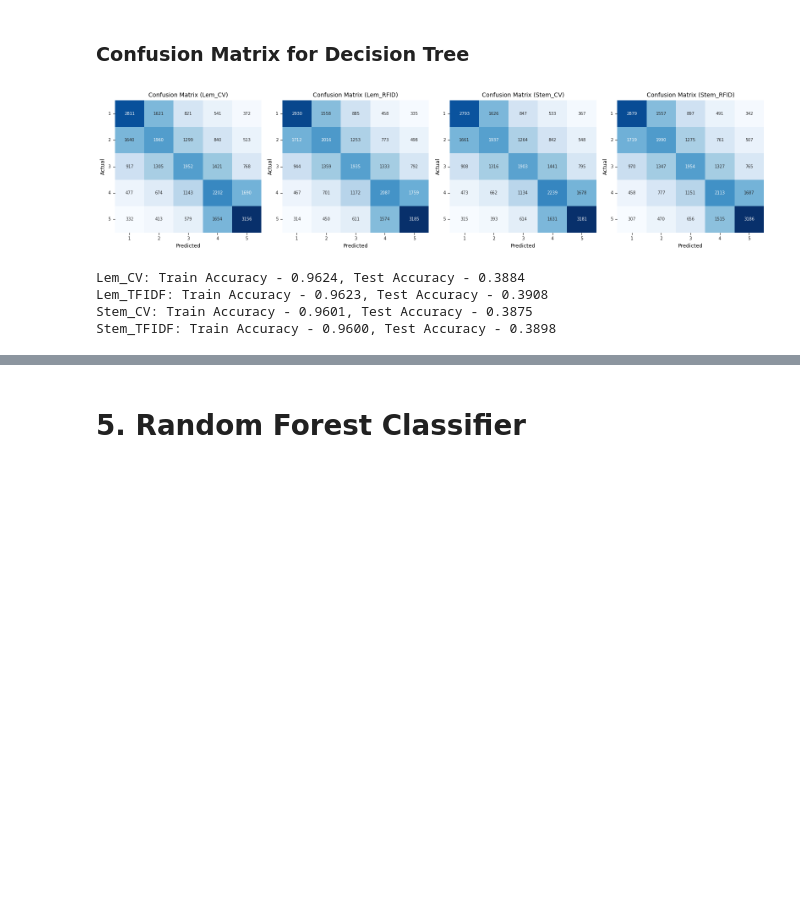
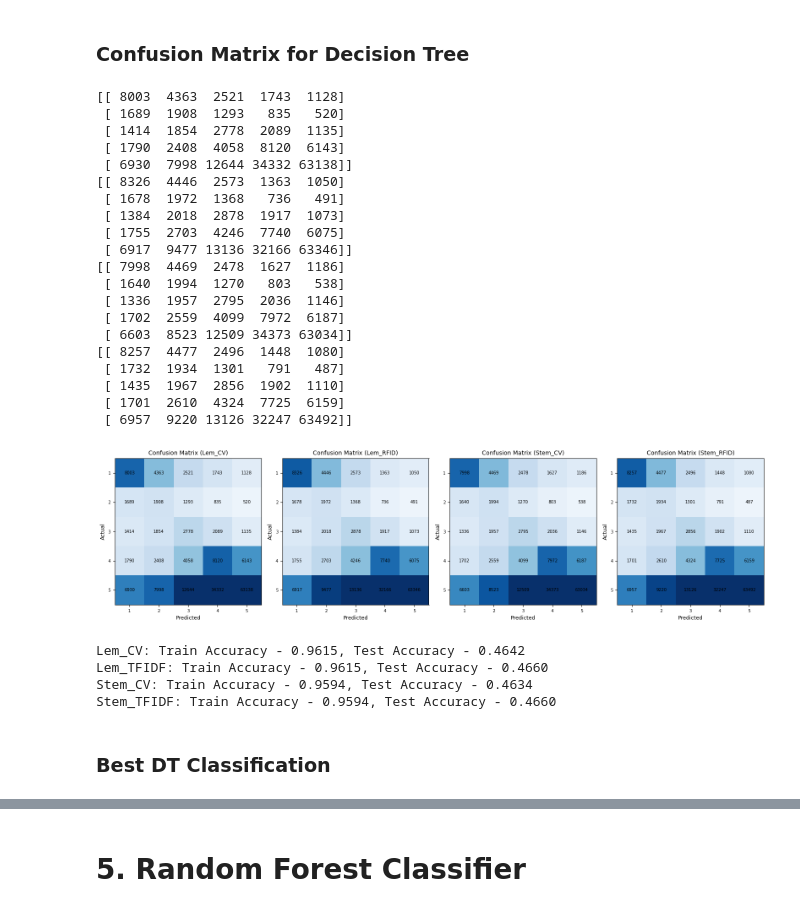
Before and after one commit to Scratticus/DataScientest-Group-NLP-project, a Jupyter notebook: notebooks/Classification/Classification-01_newdata_FirstAttempts.ipynb, the cells around one changed output, grey strips where cells are left out. Saved outputs shown, nothing was run; the diff lists cells and outputs as text; code cells hidden in the pictures; blank space fills up the shorter version.

```diff
--- a/notebooks/Classification/Classification-01_newdata_FirstAttempts.ipynb
+++ b/notebooks/Classification/Classification-01_newdata_FirstAttempts.ipynb
@@ -513,7 +687,7 @@ Accuracy Score: Test Data (lem_tfidf): 0.455387286582425
 # c) Stemmatized CountVectorized data
 
 # SVM model
-svm_model = SVC(max_iter=5000)
+svm_model = SVC()
 svm_model.fit(X_stem_CV_train, y_train)
 y_pred_train_svm_stem_cv = svm_model.predict(X_stem_CV_train)
 y_pred_test_svm_stem_cv = svm_model.predict(X_stem_CV_test)
@@ -551,7 +725,7 @@ Accuracy Score: Test Data (stem_cv): 0.4012732709559178
 # d) Stemmatized TFIDFVectorized data
 
 # SVM model
-svm_model = SVC(max_iter=5000)
+svm_model = SVC()
 svm_model.fit(X_stem_RFID_train, y_train)
 y_pred_train_svm_stem_rfid = svm_model.predict(X_stem_RFID_train)
 y_pred_test_svm_stem_rfid = svm_model.predict(X_stem_RFID_test)
@@ -974,18 +1308,24 @@ for i, combination in enumerate(combinations, 1):
     # Calculate confusion matrix
     cm = confusion_matrix(y_test_comb, y_pred_test_comb)
 
-    # Plotting Confusion Matrix as sns.heatmap
-    sns.heatmap(cm, annot=True, fmt="d", cmap="Blues", cbar=False,
-                annot_kws={"size": 7},
-                xticklabels=['1', '2', '3', '4', '5'],
-                yticklabels=['1', '2', '3', '4', '5'])
-    plt.xticks(fontsize=7)
-    plt.yticks(fontsize=7, rotation=0)
+    print(cm)
+
+    # Plotting Confusion Matrix using imshow
+    plt.imshow(cm, interpolation='nearest', cmap=plt.cm.Blues, vmin = 0, vmax = 10000)
+
+    # Adding annotations
+    for i in range(len(cm)):
+        for j in range(len(cm[0])):
+            plt.text(j, i, str(cm[i, j]), ha='center', va='center', fontsize=7)
+
+    plt.xticks(np.arange(5), ['1', '2', '3', '4', '5'], fontsize=7)
+    plt.yticks(np.arange(5), ['1', '2', '3', '4', '5'], fontsize=7)
     plt.title(f'Confusion Matrix ({combination})', fontsize=10)
     plt.xlabel('Predicted', fontsize=9)
     plt.ylabel('Actual', fontsize=9)
 
 plt.tight_layout()
+plt.savefig('../../images/KNNUSConfMatrix.png')
 plt.show()
 
 accuracy_scores = {
@@ -1256,42 +1720,70 @@ for i, combination in enumerate(combinations, 1):
     plt.subplot(1, 4, i)
 
     # Get y_test and y_pred_test for the current combination
     y_test_comb = globals()[f"y_test"]
     y_pred_test_comb = globals()[f"y_pred_test_dt_{combination.lower()}"]
 
     # Calculate confusion matrix
     cm = confusion_matrix(y_test_comb, y_pred_test_comb)
 
-    # Plotting Confusion Matrix as sns.heatmap
-    sns.heatmap(cm, annot=True, fmt="d", cmap="Blues", cbar=False,
-                annot_kws={"size": 7},
-                xticklabels=['1', '2', '3', '4', '5'],
-                yticklabels=['1', '2', '3', '4', '5'])
-    plt.xticks(fontsize=7)
-    plt.yticks(fontsize=7, rotation=0)
+    print(cm)
+
+    # Plotting Confusion Matrix using imshow
+    plt.imshow(cm, interpolation='nearest', cmap=plt.cm.Blues, vmin = 0, vmax = 10000)
+
+    # Adding annotations
+    for i in range(len(cm)):
+        for j in range(len(cm[0])):
+            plt.text(j, i, str(cm[i, j]), ha='center', va='center', fontsize=7)
+
+    plt.xticks(np.arange(5), ['1', '2', '3', '4', '5'], fontsize=7)
+    plt.yticks(np.arange(5), ['1', '2', '3', '4', '5'], fontsize=7)
     plt.title(f'Confusion Matrix ({combination})', fontsize=10)
     plt.xlabel('Predicted', fontsize=9)
     plt.ylabel('Actual', fontsize=9)
 
 plt.tight_layout()
+plt.savefig('../../images/DTUSConfMatrix.png')
 plt.show()
 
 accuracy_scores = {
     'Lem_CV': {'Train': accuracy_train_dt_lem_cv, 'Test': accuracy_test_dt_lem_cv},
     'Lem_TFIDF': {'Train': accuracy_train_dt_lem_rfid, 'Test': accuracy_test_dt_lem_rfid},
     'Stem_CV': {'Train': accuracy_train_dt_stem_cv, 'Test': accuracy_test_dt_stem_cv},
     'Stem_TFIDF': {'Train': accuracy_train_dt_stem_rfid, 'Test': accuracy_test_dt_stem_rfid},
 }
 
 # Sorting based on the test accuracy
 sorted_accuracy_scores = sorted(accuracy_scores.items(), key=lambda x: x[1]['Train'], reverse=True)
 
 # Displaying the sorted results
 for combination, scores in sorted_accuracy_scores:
     print(f"{combination}: Train Accuracy - {scores['Train']:.4f}, Test Accuracy - {scores['Test']:.4f}")
 # %% [output]
+[[ 8003  4363  2521  1743  1128]
+ [ 1689  1908  1293   835   520]
+ [ 1414  1854  2778  2089  1135]
+ [ 1790  2408  4058  8120  6143]
+ [ 6930  7998 12644 34332 63138]]
+[[ 8326  4446  2573  1363  1050]
+ [ 1678  1972  1368   736   491]
+ [ 1384  2018  2878  1917  1073]
+ [ 1755  2703  4246  7740  6075]
+ [ 6917  9477 13136 32166 63346]]
+[[ 7998  4469  2478  1627  1186]
+ [ 1640  1994  1270   803   538]
+ [ 1336  1957  2795  2036  1146]
+ [ 1702  2559  4099  7972  6187]
+ [ 6603  8523 12509 34373 63034]]
+[[ 8257  4477  2496  1448  1080]
+ [ 1732  1934  1301   791   487]
+ [ 1435  1967  2856  1902  1110]
+ [ 1701  2610  4324  7725  6159]
+ [ 6957  9220 13126 32247 63492]]
-[figure, old version]
+[figure, new version]
-Lem_CV: Train Accuracy - 0.9624, Test Accuracy - 0.3884
-Lem_TFIDF: Train Accuracy - 0.9623, Test Accuracy - 0.3908
-Stem_CV: Train Accuracy - 0.9601, Test Accuracy - 0.3875
-Stem_TFIDF: Train Accuracy - 0.9600, Test Accuracy - 0.3898
+Lem_CV: Train Accuracy - 0.9615, Test Accuracy - 0.4642
+Lem_TFIDF: Train Accuracy - 0.9615, Test Accuracy - 0.4660
+Stem_CV: Train Accuracy - 0.9594, Test Accuracy - 0.4634
+Stem_TFIDF: Train Accuracy - 0.9594, Test Accuracy - 0.4660
+# %% [markdown]
+### Best DT Classification
```
Also changed, not shown: parts of 72 cells of this notebook, 9 other files.
